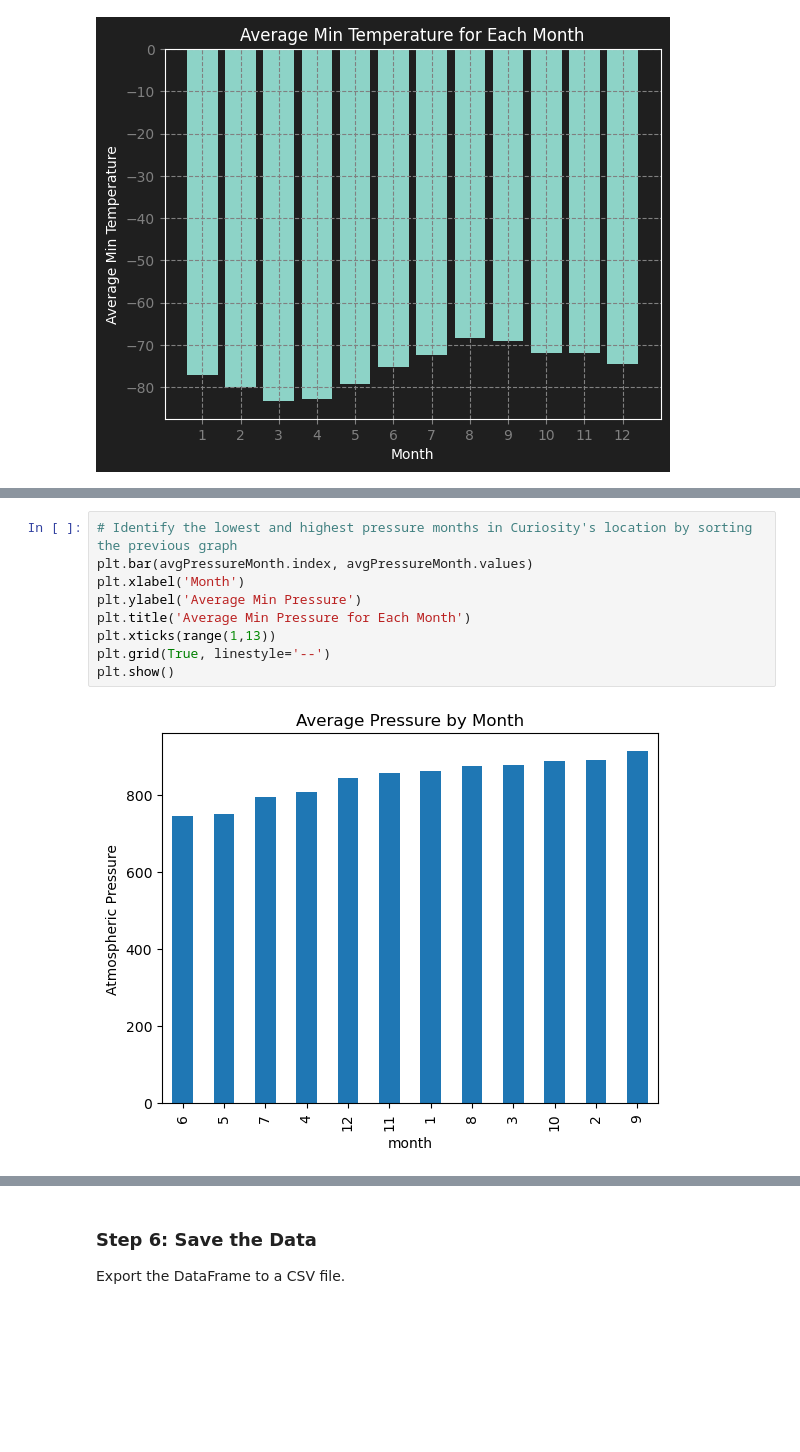
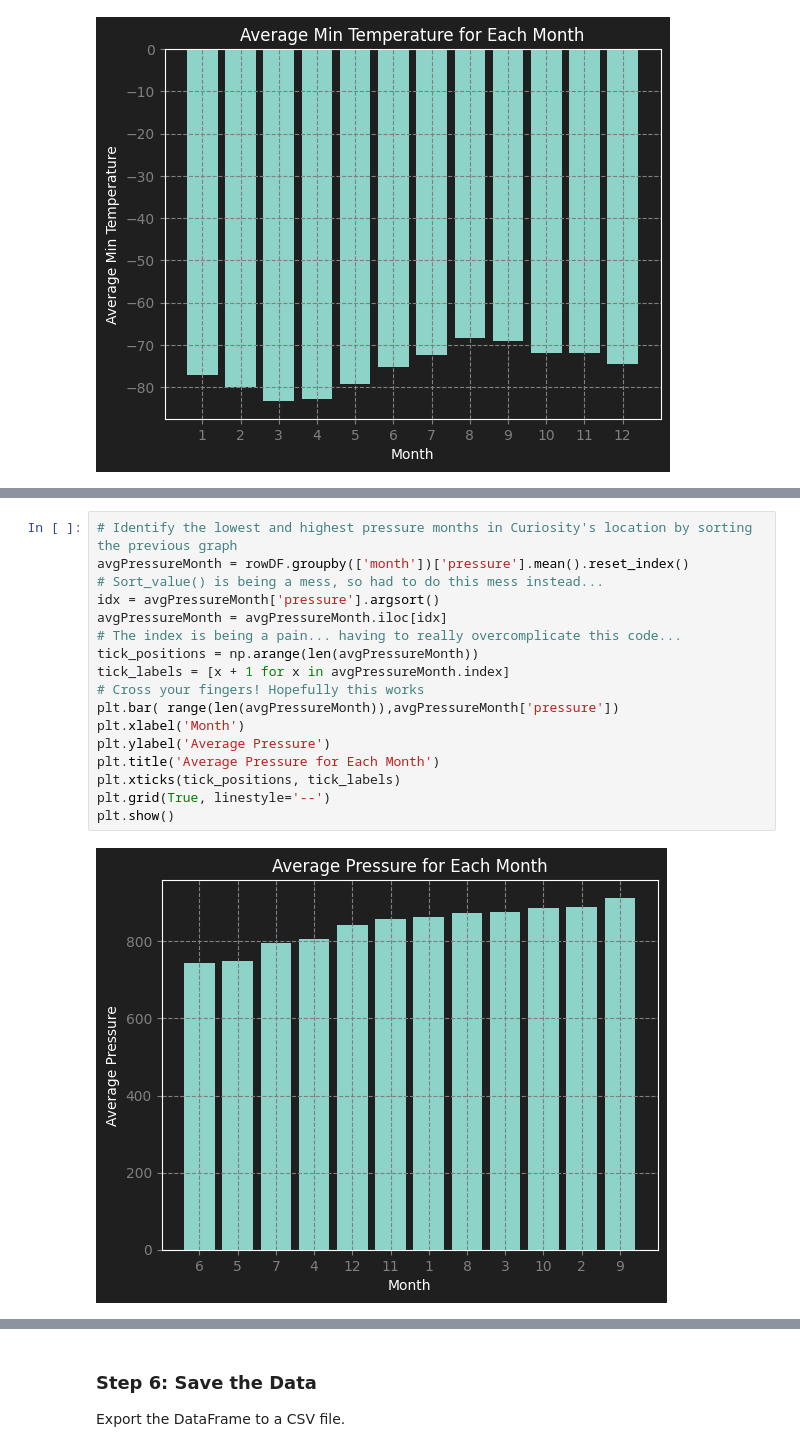
Before and after one commit to RickGrimesCodes/Module-11-Challenge, a Jupyter notebook: part_2_mars_weather.ipynb, the cells around one changed output, grey strips where cells are left out. Cells and saved outputs as stored; diff of their text form; blank space fills up the shorter version.

```diff
--- a/part_2_mars_weather.ipynb
+++ b/part_2_mars_weather.ipynb
@@ -224,14 +232,22 @@ plt.show()
 # %%
 # Identify the lowest and highest pressure months in Curiosity's location by sorting the previous graph
-plt.bar(avgPressureMonth.index, avgPressureMonth.values)
+avgPressureMonth = rowDF.groupby(['month'])['pressure'].mean().reset_index()
+# Sort_value() is being a mess, so had to do this mess instead...
+idx = avgPressureMonth['pressure'].argsort()
+avgPressureMonth = avgPressureMonth.iloc[idx]
+# The index is being a pain... having to really overcomplicate this code...
+tick_positions = np.arange(len(avgPressureMonth))
+tick_labels = [x + 1 for x in avgPressureMonth.index]
+# Cross your fingers! Hopefully this works
+plt.bar( range(len(avgPressureMonth)),avgPressureMonth['pressure'])
 plt.xlabel('Month')
-plt.ylabel('Average Min Pressure')
-plt.title('Average Min Pressure for Each Month')
-plt.xticks(range(1,13))
+plt.ylabel('Average Pressure')
+plt.title('Average Pressure for Each Month')
+plt.xticks(tick_positions, tick_labels)
 plt.grid(True, linestyle='--')
 plt.show()
 # %% [output]
-[figure, old version]
+[figure, new version]
 # %%
 # 5. How many terrestrial (Earth) days are there in a Martian year?
 # Visually estimate the result by plotting the daily minimum temperature of each observation in the data set.
```
Also changed, not shown: parts of 10 cells of this notebook, 1 other file.
